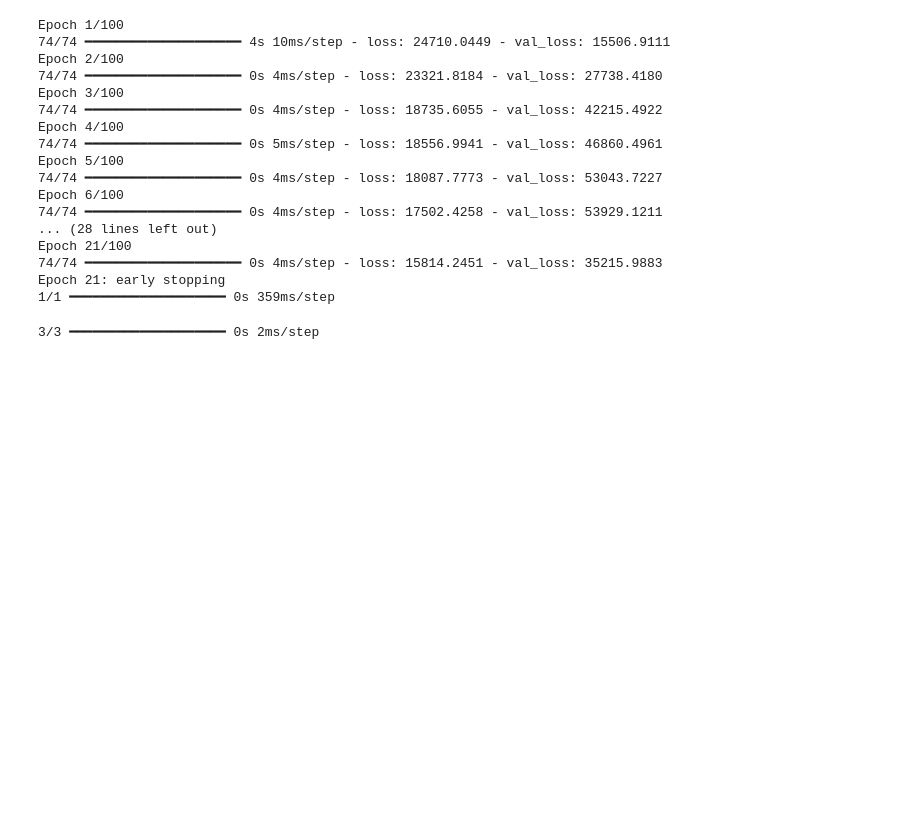
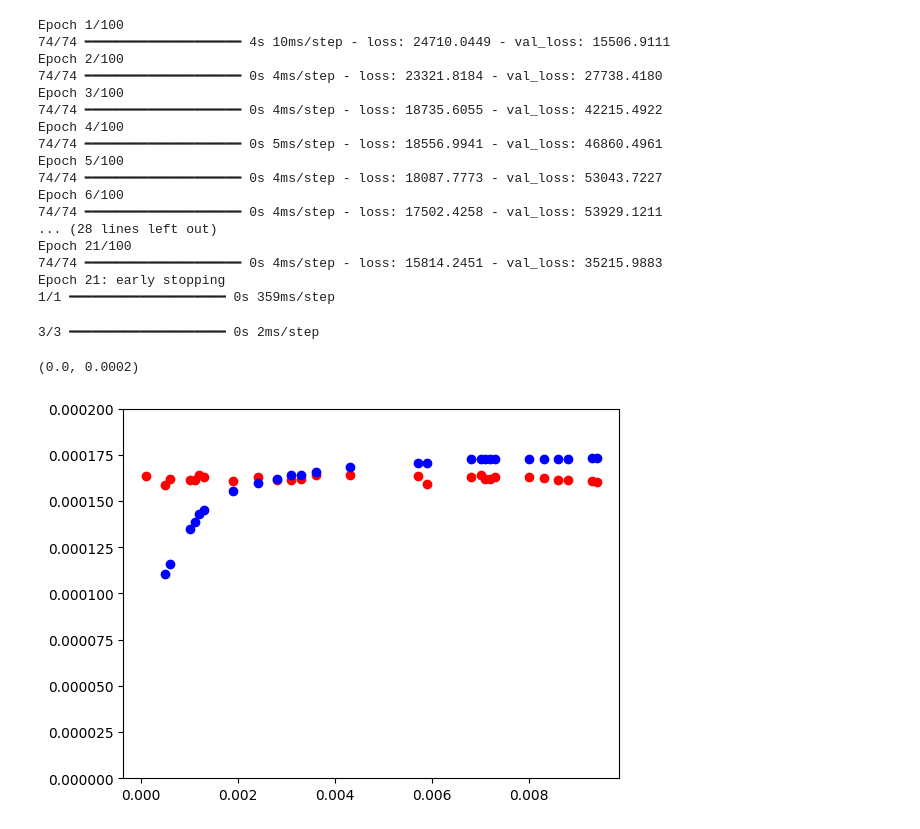
Before and after one commit to 21cs053jay/IITGN, a Jupyter notebook: Sentaurus/GAA _Channel_Release/new_interval/models.ipynb, the cells around one changed output. Cells and saved outputs as stored; diff of their text form; code cells hidden in the pictures; blank space fills up the shorter version.

```diff
--- a/Sentaurus/GAA _Channel_Release/new_interval/models.ipynb
+++ b/Sentaurus/GAA _Channel_Release/new_interval/models.ipynb
@@ -396,5 +460,12 @@ Epoch 21: early stopping
 y_pred_avg = model.predict(x_train_avg_reshaped)
 # %% [output]
 3/3 ━━━━━━━━━━━━━━━━━━━━ 0s 2ms/step
+# %%
+plt.scatter(x_test_avg.iloc[:,0], y_test_avg/10000000000, c='r')
+plt.scatter(x_test_avg.iloc[:,0], y_pred_avg/10000000000, c='b')
+plt.ylim(0,0.0002)
+# %% [output]
+(0.0, 0.0002)
+[figure, added]
 # %%
 plt.scatter(x_train_avg.iloc[:,0], y_train_avg/100000000, c='r')
```
Also changed, not shown: parts of 16 cells of this notebook, 21 other files.
